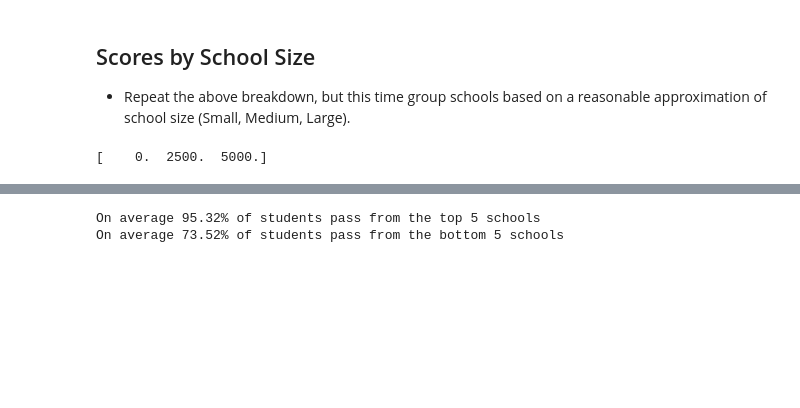
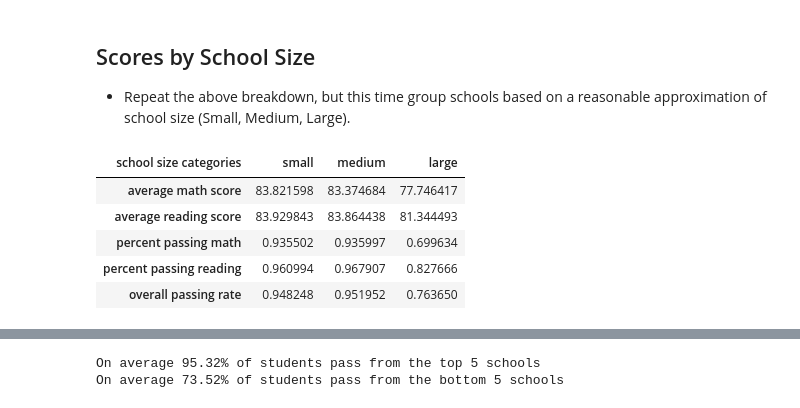
Before and after one commit to coreyclip/Pandas-Box, a Jupyter notebook: AcademyPy.ipynb, the cells around one changed output, grey strips where cells are left out. Saved outputs shown, nothing was run; the diff lists cells and outputs as text; code cells hidden in the pictures; blank space fills up the shorter version.

Commit message:
finished tables for school size groups and school type groups

```diff
--- a/AcademyPy.ipynb
+++ b/AcademyPy.ipynb
@@ -310,15 +310,21 @@ spending_group[['average math score','average reading score',
 
 * Repeat the above breakdown, but this time group schools based on a reasonable approximation of school size (Small, Medium, Large).
 # %%
-bins = np.linspace(0,5000, num=3) #bins based on quartiles
-
+bins = [0,1000,2000,5000]#bins based on quartiles
+#print(bins)
 # Create the names for the 3
 group_names = ['small', 'medium', 'large']
 
-#school_df['spending categories'] = pd.cut(school_df['spending per student'], bins, labels=group_names)
-#spending_group = school_df.groupby('spending categories')
-#spending_group[['average math score','average reading score','percent passing math','percent passing reading','overall passing rate']].mean()
+school_df['school size categories'] = pd.cut(school_df['total students'], bins, labels=group_names)
+#school_df[['spending per student','spending categories']]
+size_group = school_df.groupby('school size categories')
+size_group[['average math score','average reading score','percent passing math','percent passing reading','overall passing rate']].mean().T
 
 #school_df['total students'].describe()
 # %% [output]
-[    0.  2500.  5000.]
+| school size categories | small | medium | large |
+| average math score | 83.821598 | 83.374684 | 77.746417 |
+| average reading score | 83.929843 | 83.864438 | 81.344493 |
+| percent passing math | 0.935502 | 0.935997 | 0.699634 |
+| percent passing reading | 0.960994 | 0.967907 | 0.827666 |
+| overall passing rate | 0.948248 | 0.951952 | 0.763650 |
```
Also changed, not shown: parts of 4 cells of this notebook.
